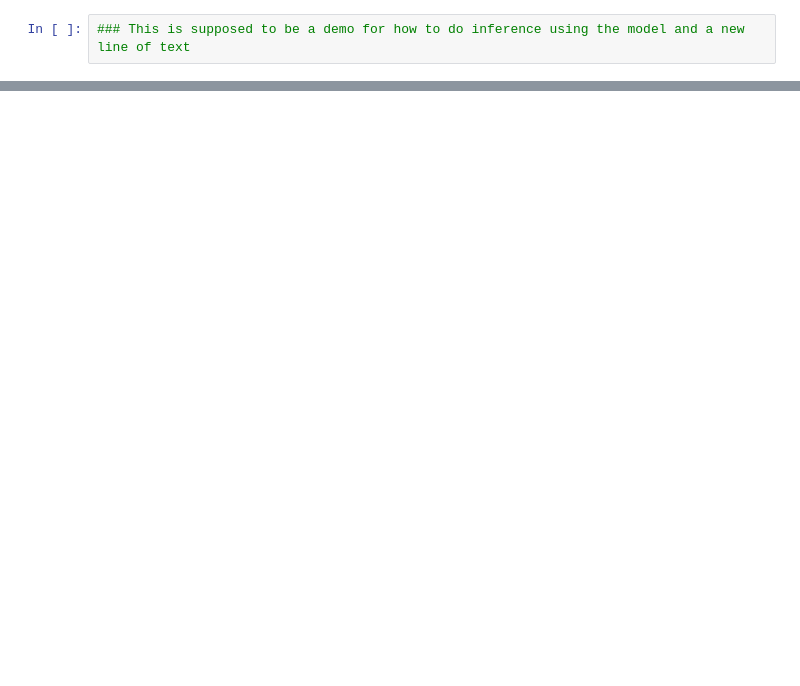
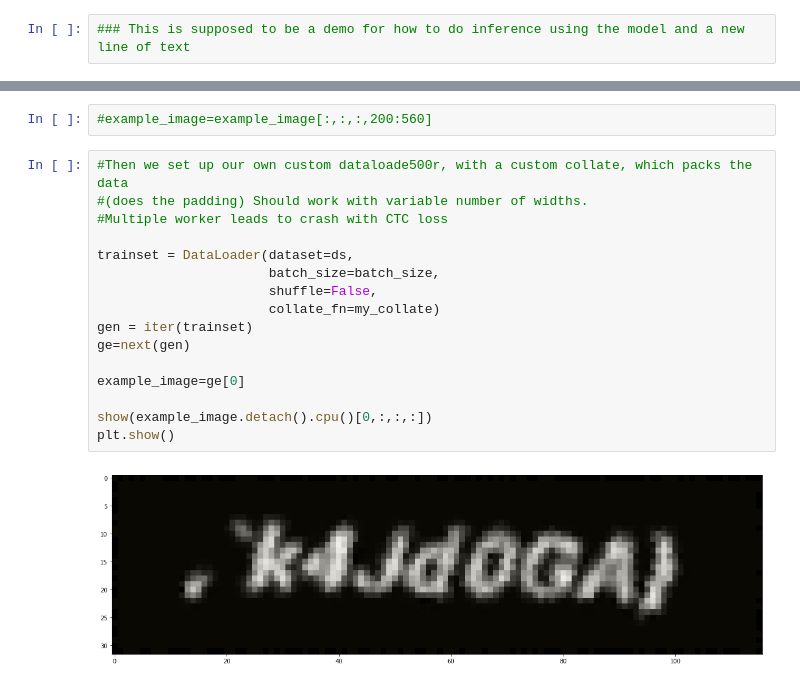
Before and after one commit to leanderloew/Pytorch-OCR-Fully-Convolutional, a Jupyter notebook: inference_demo.ipynb, the cells around one changed output, grey strips where cells are left out. Cells and saved outputs as stored; diff of their text form; blank space fills up the shorter version.

```diff
--- a/inference_demo.ipynb
+++ b/inference_demo.ipynb
@@ -58,0 +94,20 @@ torch.Size([1, 3, 32, 174])
+# %%
+#example_image=example_image[:,:,:,200:560]
+# %%
+#Then we set up our own custom dataloade500r, with a custom collate, which packs the data
+#(does the padding) Should work with variable number of widths.
+#Multiple worker leads to crash with CTC loss
+
+trainset = DataLoader(dataset=ds,
+                      batch_size=batch_size,
+                      shuffle=False,
+                      collate_fn=my_collate)
+gen = iter(trainset)
+ge=next(gen)
+
+example_image=ge[0]
+
+show(example_image.detach().cpu()[0,:,:,:])
+plt.show()
+# %% [output]
+[figure, added]
```
Also changed, not shown: parts of 19 cells of this notebook, 4 other files.
